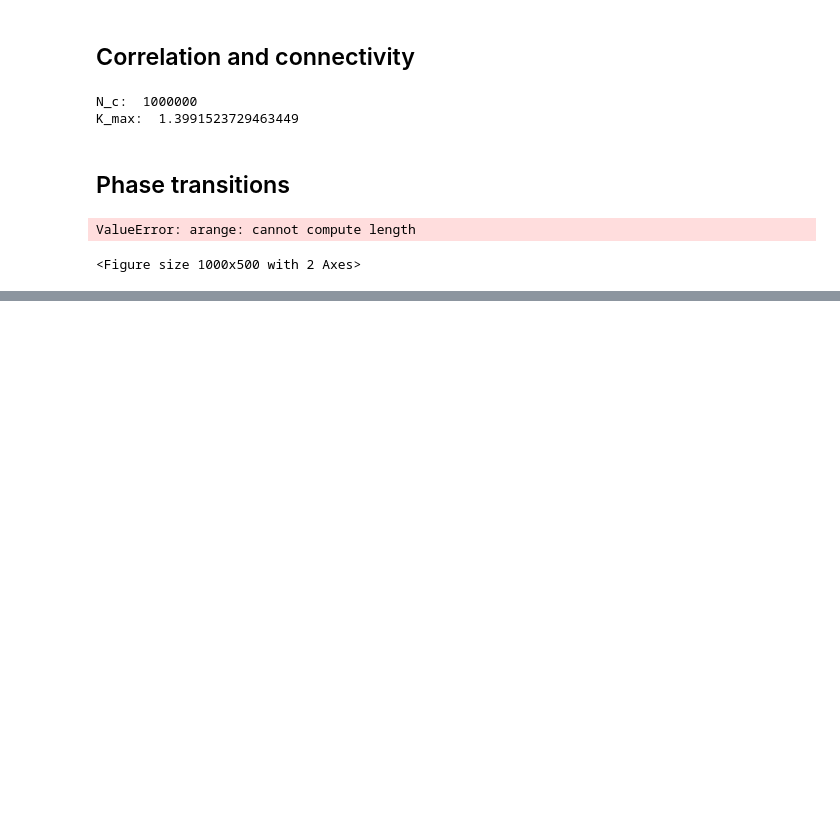
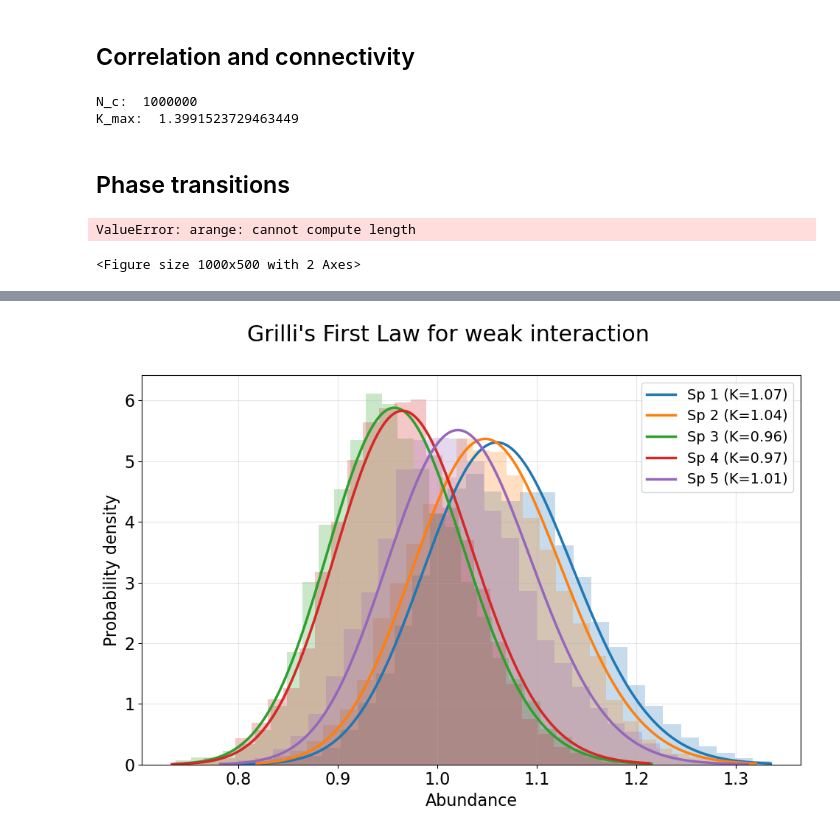
Before and after one commit to OlmoGH/Simulaciones, a Jupyter notebook: Random Walk/macroecological.ipynb, the cells around one changed output, grey strips where cells are left out. Cells and saved outputs as stored; diff of their text form; code cells hidden in the pictures; blank space fills up the shorter version.

Commit message:
grafica 20 esp modificada, el resto añadido

```diff
--- a/Random Walk/macroecological.ipynb
+++ b/Random Walk/macroecological.ipynb
@@ -673,0 +725,89 @@ ValueError: arange: cannot compute length
+# %%
+from scipy.stats import gamma
+
+N = 20
+dt = 0.01
+total_time = 500
+steps = int(total_time/dt)
+init = int(0.2 * steps)
+x_0 = np.ones(N)
+sigma = 0.01
+tau = 1
+
+# Creación de la matriz A seleccionando la conectividad
+C = 0.1
+sigma_n = 0.01
+sigma_ln = 0.05
+K_range = np.random.lognormal(sigma=sigma_ln, size=N)
+N_c = int(N * N * C)
+print("N_c: ", N_c)
+print("K_max: ", K_range.max())
+A = np.zeros((N, N))
+
+rng = np.random.default_rng()
+selected_indices = rng.choice(N * N, size=N_c, replace=False)
+rows, columns = np.unravel_index(selected_indices, (N, N))
+A[rows, columns] = np.random.normal(scale=sigma_n, size=N_c)
+np.fill_diagonal(A, -1 / K_range)
+
+# Ruido
+w = 0.1
+par1_Gamma = 2 / (tau * w**2)      #Parámetro alpha de la distribución Gamma
+print("ALPHA: ", par1_Gamma)
+
+par2_Gamma = np.zeros(N)
+# Simulación de las series temporales
+t_series = interacting_time_series(x_0, w, tau, dt, A, steps)
+
+# Descarte del transitorio (solo estado estacionario)
+transitorio = int(steps * 0.3)
+t_ser_est = t_series[transitorio:]
+
+# CONFIGURACIÓN DE GRÁFICA: Un único recuadro para las primeras 5 especies
+fig, ax = plt.subplots(figsize=(10, 7))
+
+colores = ['#1f77b4', '#ff7f0e', '#2ca02c', "#d62727", '#9467bd']
+plt.rcParams.update({
+    "font.size": 18,
+    "axes.labelsize": 16,
+    "xtick.labelsize": 16,
+    "ytick.labelsize": 16,
+    "legend.fontsize": 14
+})
+
+# Cálculo inverso de la matriz completo necesario para el parámetro teórico
+inv_A = np.linalg.inv(A)
+
+# MODIFICACIÓN CRUCIAL: Cambiado el rango a range(5) para tomar solo las primeras 5 especies
+for i in range(5):
+    color_actual = colores[i]
+
+    # Distribución Gamma numérica
+    datos_especie = t_ser_est[:, i]
+
+    # Graficamos el histograma en el recuadro único
+    ax.hist(datos_especie, bins=30, density=True, alpha=0.25, color=color_actual)
+
+    # Distribución Gamma teórica
+    par2_Gamma[i] = 2 / (tau * w**2 * (-inv_A @ np.ones(N))[i])     # Parámetro lambda teórico
+
+    x_axis = np.linspace(datos_especie.min(), datos_especie.max(), 200)
+    pdf_teorica = gamma.pdf(x_axis, a=par1_Gamma, scale=1/par2_Gamma[i])
+
+    # Graficamos la curva teórica continua
+    ax.plot(x_axis, pdf_teorica, color=color_actual, linewidth=2.5,
+            label=f'Sp {i+1} (K={K_range[i]:.2f})')
+
+# Ajustes estéticos del recuadro único
+
+ax.set_xlabel('Abundance')
+ax.set_ylabel('Probability density')
+ax.grid(True, alpha=0.3)
+ax.legend(loc='upper right')
+
+# Título global y ajuste de espacios
+plt.suptitle("Grilli's First Law for weak interaction ")
+plt.tight_layout()
+plt.savefig('FIRST_LAW_top5_interaction.png')
+plt.show()
+# %% [output]
@@ -673,0 +817 @@ ValueError: arange: cannot compute length
+[figure, added]
```
Also changed, not shown: parts of 14 cells of this notebook, 2 other files.
